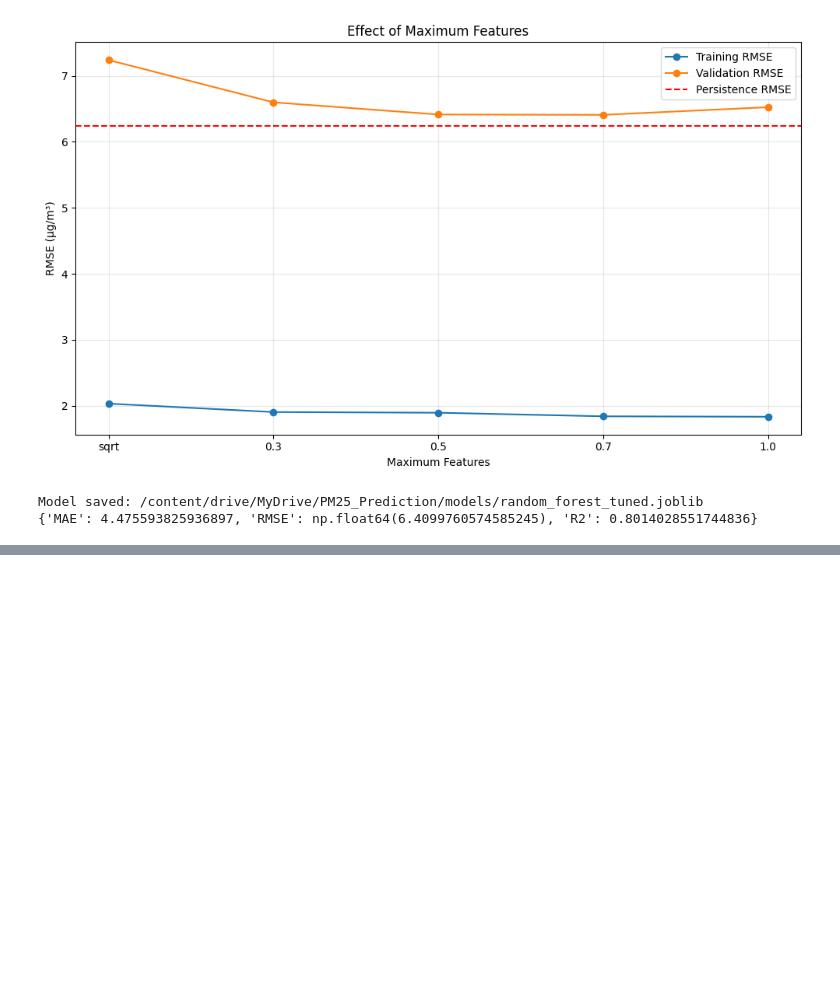
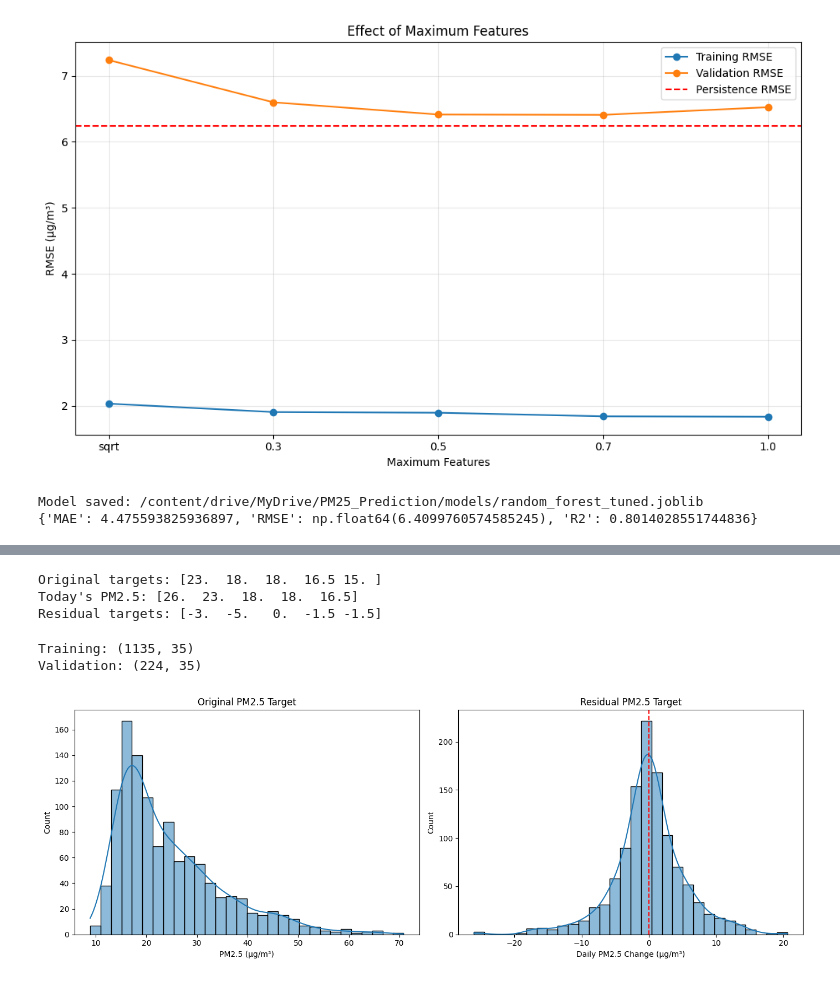
Before and after one commit to mapadeawdai/PM2.5_Prediction, a Jupyter notebook: main.ipynb, the cells around one changed output, grey strips where cells are left out. Cells and saved outputs as stored; diff of their text form; code cells hidden in the pictures; blank space fills up the shorter version.

Commit message:
Implemented Residual Random Forest; Instead of predict the PM2.5 Value it predict the delta and use that information to calculate next day PM2.5 value

```diff
--- a/main.ipynb
+++ b/main.ipynb
@@ -1806,0 +1851,56 @@ Model saved: /content/drive/MyDrive/PM25_Prediction/models/random_forest_tuned.j
+# %%
+pm25_index = FEATURES.index("pm25")
+
+# Today's PM2.5 for every sample
+today_train = X_train[:, -1, pm25_index]
+today_val = X_val[:, -1, pm25_index]
+
+# Tomorrow's PM2.5 minus today's PM2.5
+y_train_delta = y_train - today_train
+y_val_delta = y_val - today_val
+
+print("Original targets:", y_train[:5])
+print("Today's PM2.5:", today_train[:5])
+print("Residual targets:", y_train_delta[:5])
+# %% [output]
+Original targets: [23.  18.  18.  16.5 15. ]
+Today's PM2.5: [26.  23.  18.  18.  16.5]
+Residual targets: [-3.  -5.   0.  -1.5 -1.5]
+# %%
+X_train_flat = X_train.reshape(len(X_train), -1)
+X_val_flat = X_val.reshape(len(X_val), -1)
+
+print("Training:", X_train_flat.shape)
+print("Validation:", X_val_flat.shape)
+# %% [output]
+Training: (1135, 35)
+Validation: (224, 35)
+# %%
+import seaborn as sns
+fig, axes = plt.subplots(1, 2, figsize=(14, 5))
+
+sns.histplot(
+    y_train,
+    bins=30,
+    kde=True,
+    ax=axes[0]
+)
+
+axes[0].set_title("Original PM2.5 Target")
+axes[0].set_xlabel("PM2.5 (µg/m³)")
+
+sns.histplot(
+    y_train_delta,
+    bins=30,
+    kde=True,
+    ax=axes[1]
+)
+
+axes[1].axvline(0, color="red", linestyle="--")
+axes[1].set_title("Residual PM2.5 Target")
+axes[1].set_xlabel("Daily PM2.5 Change (µg/m³)")
+
+plt.tight_layout()
+plt.show()
+# %% [output]
+[figure, added]
```
Also changed, not shown: parts of 9 cells of this notebook.
